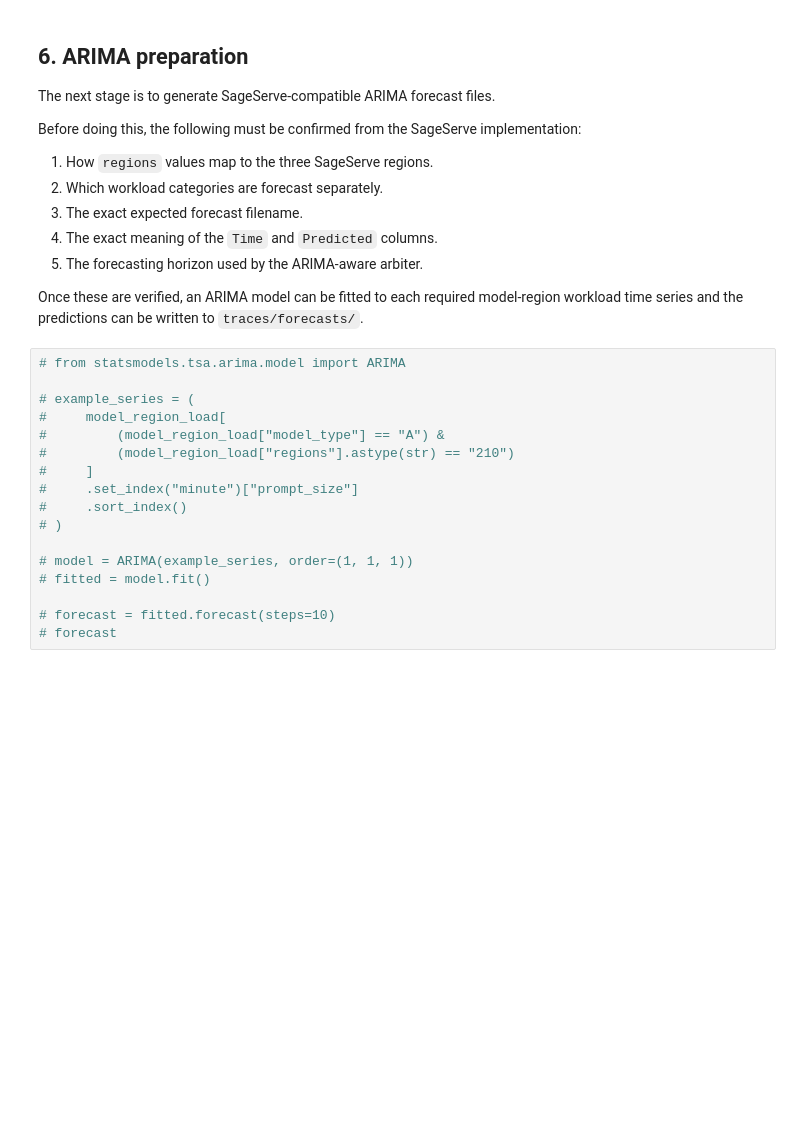
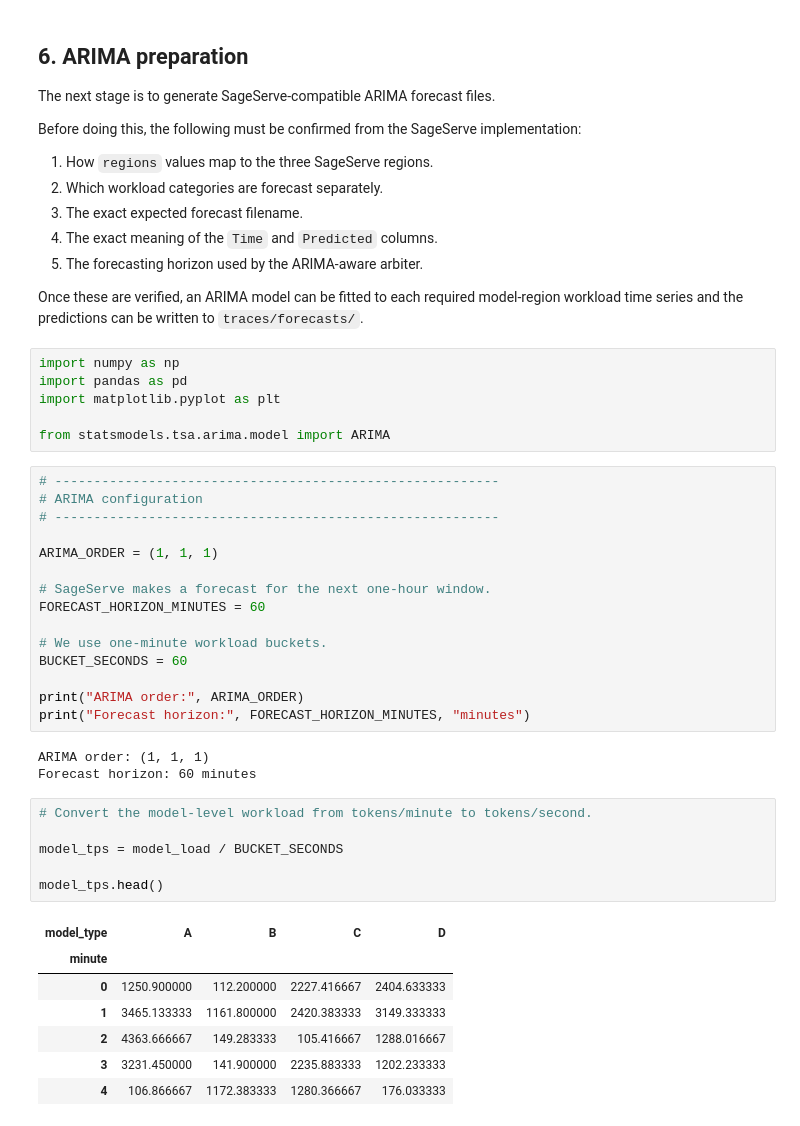
Before and after one commit to SreenathKarthick11/Sage-Serve, a Jupyter notebook: SageServe-original/my_notebooks/sageserve_forecast_preparation.ipynb, the cells around one changed output. Drawn from its saved outputs; the diff is of its cells as text; blank space fills up the shorter version.

```diff
--- a/SageServe-original/my_notebooks/sageserve_forecast_preparation.ipynb
+++ b/SageServe-original/my_notebooks/sageserve_forecast_preparation.ipynb
@@ -382,19 +382,40 @@ Once these are verified, an ARIMA model can be fitted to each required
 model-region workload time series and the predictions can be written to
 `traces/forecasts/`.
 # %%
-# from statsmodels.tsa.arima.model import ARIMA
+import numpy as np
+import pandas as pd
+import matplotlib.pyplot as plt
 
-# example_series = (
-#     model_region_load[
-#         (model_region_load["model_type"] == "A") &
-#         (model_region_load["regions"].astype(str) == "210")
-#     ]
-#     .set_index("minute")["prompt_size"]
-#     .sort_index()
-# )
-
-# model = ARIMA(example_series, order=(1, 1, 1))
-# fitted = model.fit()
-
-# forecast = fitted.forecast(steps=10)
-# forecast
+from statsmodels.tsa.arima.model import ARIMA
+# %%
+# ---------------------------------------------------------
+# ARIMA configuration
+# ---------------------------------------------------------
+
+ARIMA_ORDER = (1, 1, 1)
+
+# SageServe makes a forecast for the next one-hour window.
+FORECAST_HORIZON_MINUTES = 60
+
+# We use one-minute workload buckets.
+BUCKET_SECONDS = 60
+
+print("ARIMA order:", ARIMA_ORDER)
+print("Forecast horizon:", FORECAST_HORIZON_MINUTES, "minutes")
+# %% [output]
+ARIMA order: (1, 1, 1)
+Forecast horizon: 60 minutes
+# %%
+# Convert the model-level workload from tokens/minute to tokens/second.
+
+model_tps = model_load / BUCKET_SECONDS
+
+model_tps.head()
+# %% [output]
+| model_type | A | B | C | D |
+| minute |  |  |  |  |
+| 0 | 1250.900000 | 112.200000 | 2227.416667 | 2404.633333 |
+| 1 | 3465.133333 | 1161.800000 | 2420.383333 | 3149.333333 |
+| 2 | 4363.666667 | 149.283333 | 105.416667 | 1288.016667 |
+| 3 | 3231.450000 | 141.900000 | 2235.883333 | 1202.233333 |
+| 4 | 106.866667 | 1172.383333 | 1280.366667 | 176.033333 |
```
Also changed, not shown: parts of 8 cells of this notebook.
